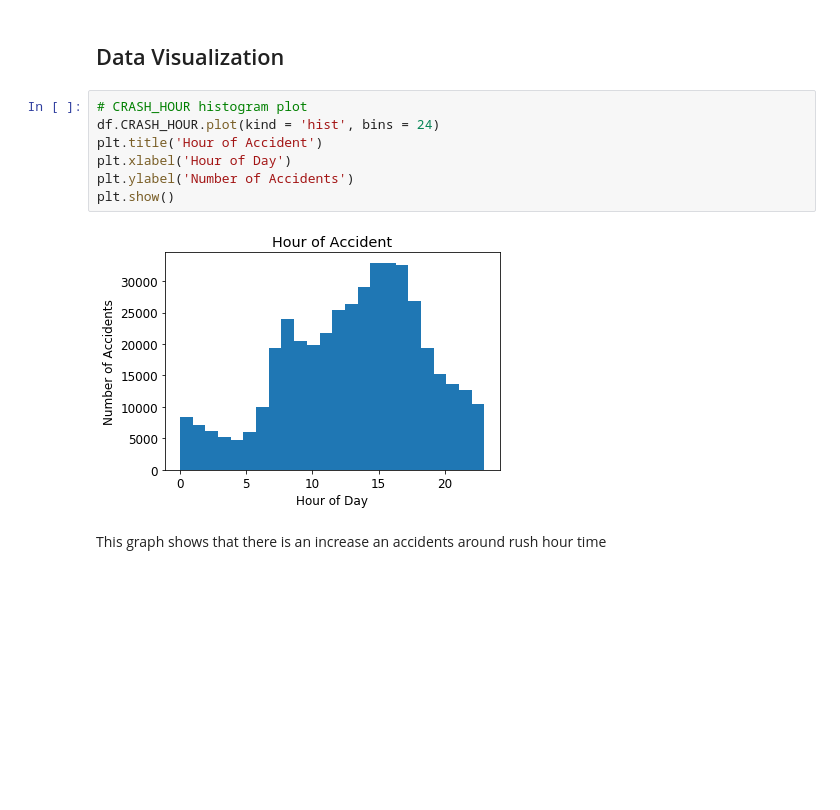
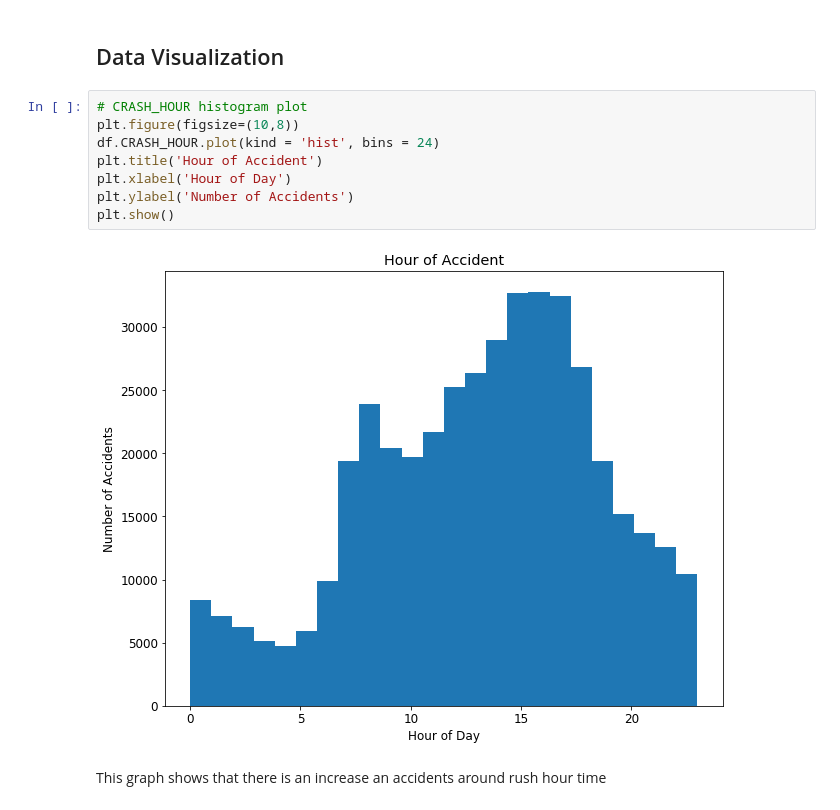
Before and after one commit to jagan-singh/Car_Accident_Injury_Prediction, a Jupyter notebook: data_preprocessing.ipynb, the cells around one changed output. Saved outputs shown, nothing was run; the diff lists cells and outputs as text; blank space fills up the shorter version.

```diff
--- a/data_preprocessing.ipynb
+++ b/data_preprocessing.ipynb
@@ -234,13 +234,14 @@ df['day'] = df['day'].astype(int)
 ## Data Visualization
 # %%
 # CRASH_HOUR histogram plot
+plt.figure(figsize=(10,8))
 df.CRASH_HOUR.plot(kind = 'hist', bins = 24)
 plt.title('Hour of Accident')
 plt.xlabel('Hour of Day')
 plt.ylabel('Number of Accidents')
 plt.show()
 # %% [output]
-[figure, old version]
+[figure, new version]
 # %% [markdown]
 This graph shows that there is an increase an accidents around rush hour time
 # %%
```
Also changed, not shown: parts of 16 cells of this notebook, 1 other file.
